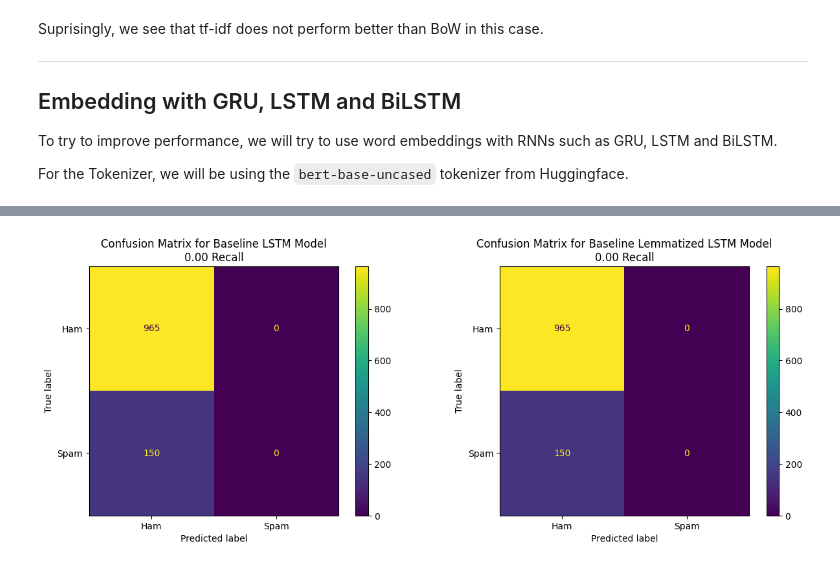
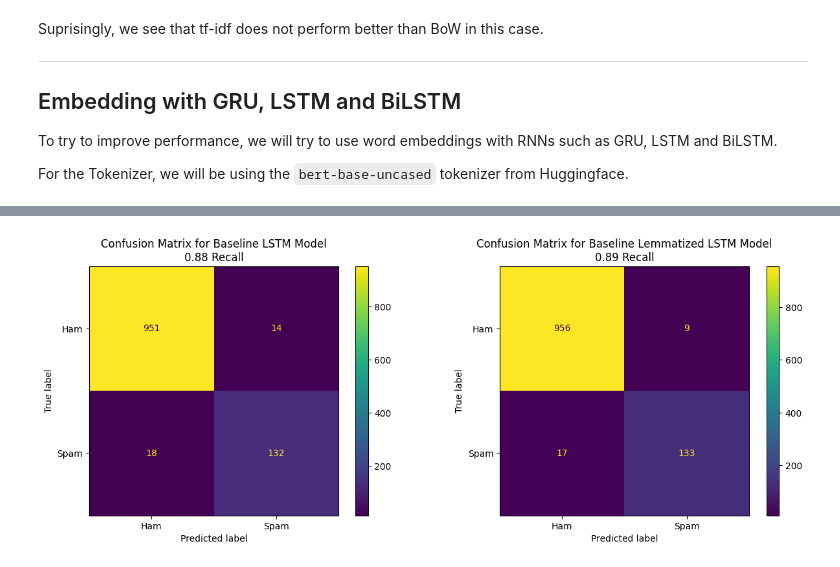
Before and after one commit to JovanHengGhimHong/Spam-Email-Detector, a Jupyter notebook: index.ipynb, the cells around one changed output, grey strips where cells are left out. Drawn from its saved outputs; the diff is of its cells as text; code cells hidden in the pictures.

```diff
--- a/index.ipynb
+++ b/index.ipynb
@@ -655,12 +726,35 @@ lemmatized_optimizer_lstm = Adam(lemmatized_baseline_lstm.parameters(), lr=1e-03
 # %%
 print('Training Baseline LSTM Model')
 with timer('Baseline LSTM Model Training Time'):
-  baseline_lstm.fit(10, tokenized_train_loader, loss_fn, optimizer_lstm)
+  lstm_best_params = lstm_results_df.iloc[0]
 
+  # rebatch with best batch size
+  tokenized_train_loader = DataLoader(tokenized_train_dataset, batch_size=int(lstm_best_params['batch_size']), shuffle=True)
+
+  baseline_lstm = LSTM_RNN(
+    input_dim=int(lstm_best_params['input_dim']),
+    hidden_dim=int(lstm_best_params['hidden_dim']),
+    output_dim=int(lstm_best_params['output_dim']),
+    dropout_rate=float(lstm_best_params['dropout_rate'])
+  )
+  optimizer_lstm = Adam(baseline_lstm.parameters(), lr=lstm_best_params['lr'])
+  baseline_lstm.fit(int(lstm_best_params['epochs']), tokenized_train_loader, loss_fn, optimizer_lstm, early_stop=True)
 
 print()
 print('Training Baseline Lemmatized LSTM Model')
 with timer('Baseline Lemmatized LSTM Model Training Time'):
-  lemmatized_baseline_lstm.fit(10, tokenized_train_lematized_loader, loss_fn, lemmatized_optimizer_lstm)
+  lstm_lematized_best_params = lstm_lematized_results_df.iloc[0]
+
+  # rebatch with best batch size
+  tokenized_train_lematized_loader = DataLoader(tokenized_train_lematized_dataset, batch_size=int(lstm_lematized_best_params['batch_size']), shuffle=True)
+
+  lemmatized_baseline_lstm = LSTM_RNN(
+    input_dim=int(lstm_lematized_best_params['input_dim']),
+    hidden_dim=int(lstm_lematized_best_params['hidden_dim']),
+    output_dim=int(lstm_lematized_best_params['output_dim']),
+    dropout_rate=float(lstm_lematized_best_params['dropout_rate'])
+  )
+  lemmatized_optimizer_lstm = Adam(lemmatized_baseline_lstm.parameters(), lr=lstm_lematized_best_params['lr'])
+  lemmatized_baseline_lstm.fit(int(lstm_lematized_best_params['epochs']), tokenized_train_lematized_loader, loss_fn, lemmatized_optimizer_lstm, early_stop=True)
 # %% [output]
 Training Baseline LSTM Model
@@ -683,26 +781,31 @@ Baseline Lemmatized LSTM Model Training Time: 72.5839s
+# %%
+# loading weights
+baseline_lstm.load_state_dict(torch.load('weights/baseline_lstm_model.pth'))
+lemmatized_baseline_lstm.load_state_dict(torch.load('weights/baseline_lemmatized_lstm_model.pth'))
+
+# get predictions
+baseline_lstm_predictions = baseline_lstm.predict(tokenized_test_loader)
+baseline_lstm_lematized_predictions = lemmatized_baseline_lstm.predict(tokenized_test_lematized_loader)
 # %%
 # evaluate baseline LSTM models
-baseline_lstm_predictions = baseline_lstm.eval(tokenized_test_loader)
-baseline_lstm_lematized_predictions = lemmatized_baseline_lstm.eval(tokenized_test_lematized_loader)
-
 fig, axes = plt.subplots(1, 2, figsize=(15, 5))
 
 # original
 lstm_cm = confusion_matrix(y_test, baseline_lstm_predictions)
 disp = ConfusionMatrixDisplay(confusion_matrix=lstm_cm, display_labels=['Ham', 'Spam'])
 disp.plot(ax=axes[0])
 axes[0].set_title(
     f'Confusion Matrix for Baseline LSTM Model\n{recall_score(y_test, baseline_lstm_predictions, pos_label=1):.2f} Recall'
-)
+),
 
 # lemmatized
 lstm_lematized_cm = confusion_matrix(y_test, baseline_lstm_lematized_predictions)
 disp_lematized = ConfusionMatrixDisplay(confusion_matrix=lstm_lematized_cm, display_labels=['Ham', 'Spam'])
 disp_lematized.plot(ax=axes[1])
 axes[1].set_title(
     f'Confusion Matrix for Baseline Lemmatized LSTM Model\n{recall_score(y_test, baseline_lstm_lematized_predictions, pos_label=1):.2f} Recall'
-)
+),
 
 plt.show()
 # %% [output]
-[figure, old version]
+[figure, new version]
```
Also changed, not shown: parts of 11 cells of this notebook, 9 other files.
